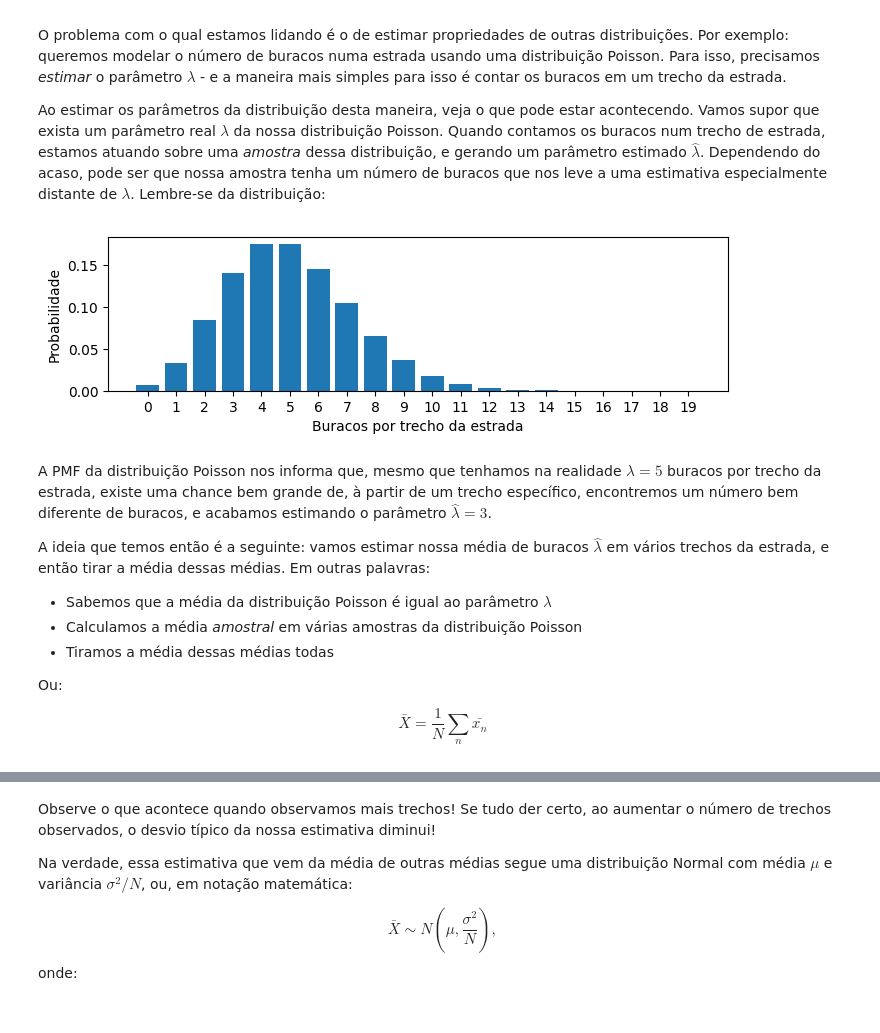
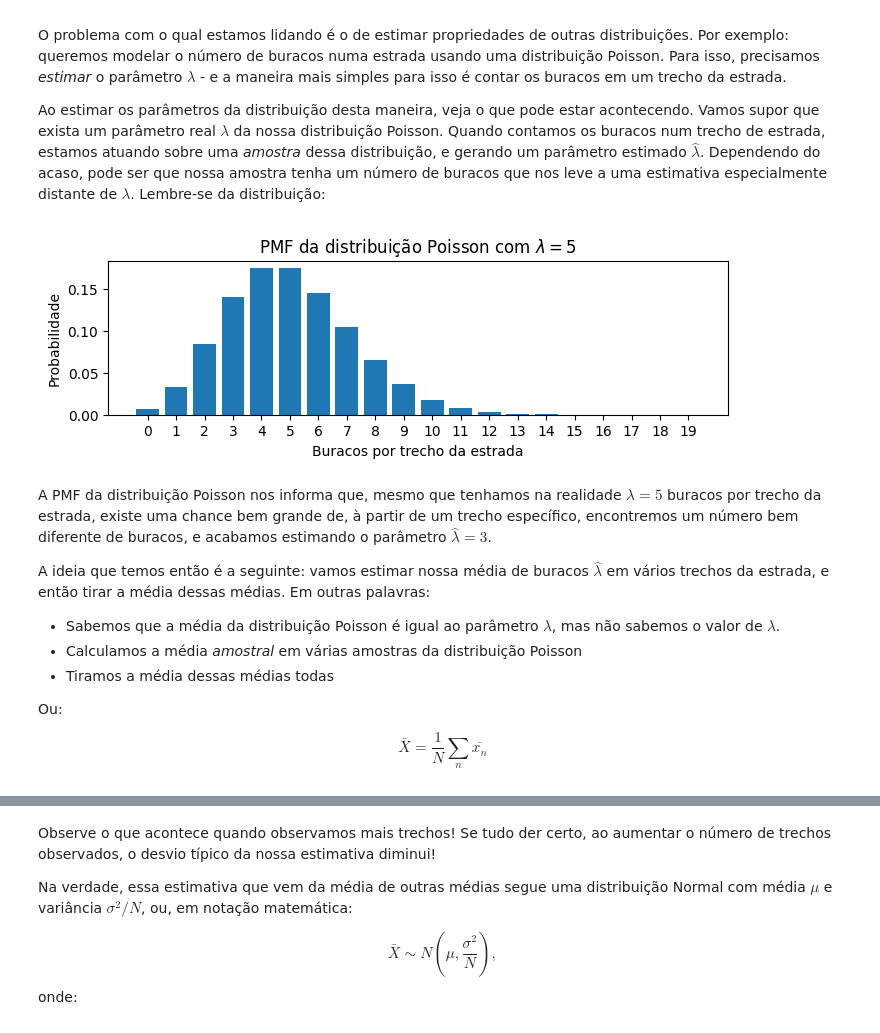
Before and after one commit to tiagoft/CDadosBCC, a Jupyter notebook: 16-normal.ipynb, the cells around one changed output, grey strips where cells are left out. Saved outputs shown, nothing was run; the diff lists cells and outputs as text; code cells hidden in the pictures.

```diff
--- a/16-normal.ipynb
+++ b/16-normal.ipynb
@@ -9,22 +13,23 @@ Ao estimar os parâmetros da distribuição desta maneira, veja o que pode estar
 # %%
 import scipy.stats as stats
 import matplotlib.pyplot as plt
 
 lambda_real = 5
 plt.figure(figsize=(8,2))
 plt.bar(range(20), stats.poisson.pmf(range(20), lambda_real))
 plt.xticks(range(20))
 plt.xlabel('Buracos por trecho da estrada')
 plt.ylabel('Probabilidade')
+plt.title('PMF da distribuição Poisson com $\lambda=$' + str(lambda_real))
 plt.show()
 # %% [output]
-[figure, old version]
+[figure, new version]
 # %% [markdown]
 A PMF da distribuição Poisson nos informa que, mesmo que tenhamos na realidade $\lambda=5$ buracos por trecho da estrada, existe uma chance bem grande de, à partir de um trecho específico, encontremos um número bem diferente de buracos, e acabamos estimando o parâmetro $\hat{\lambda}=3$.
 
 A ideia que temos então é a seguinte: vamos estimar nossa média de buracos $\hat{\lambda}$ em vários trechos da estrada, e então tirar a média dessas médias. Em outras palavras:
 
-* Sabemos que a média da distribuição Poisson é igual ao parâmetro $\lambda$
+* Sabemos que a média da distribuição Poisson é igual ao parâmetro $\lambda$, mas não sabemos o valor de $\lambda$.
 * Calculamos a média *amostral* em várias amostras da distribuição Poisson
 * Tiramos a média dessas médias todas
 
```
Also changed, not shown: parts of 6 cells of this notebook.
